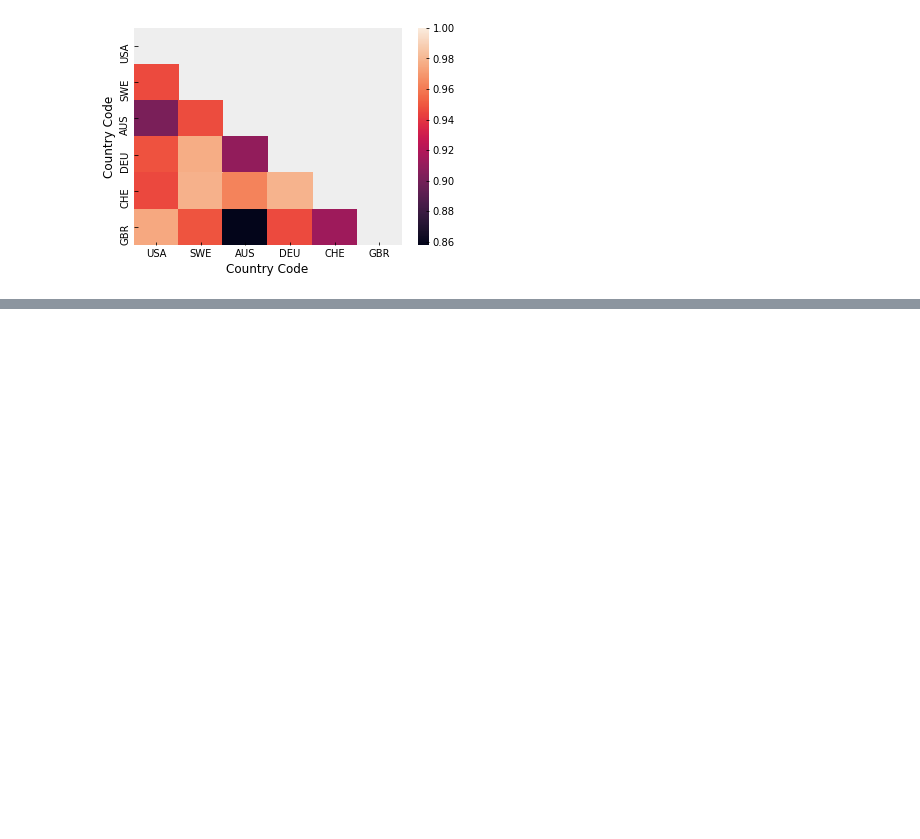
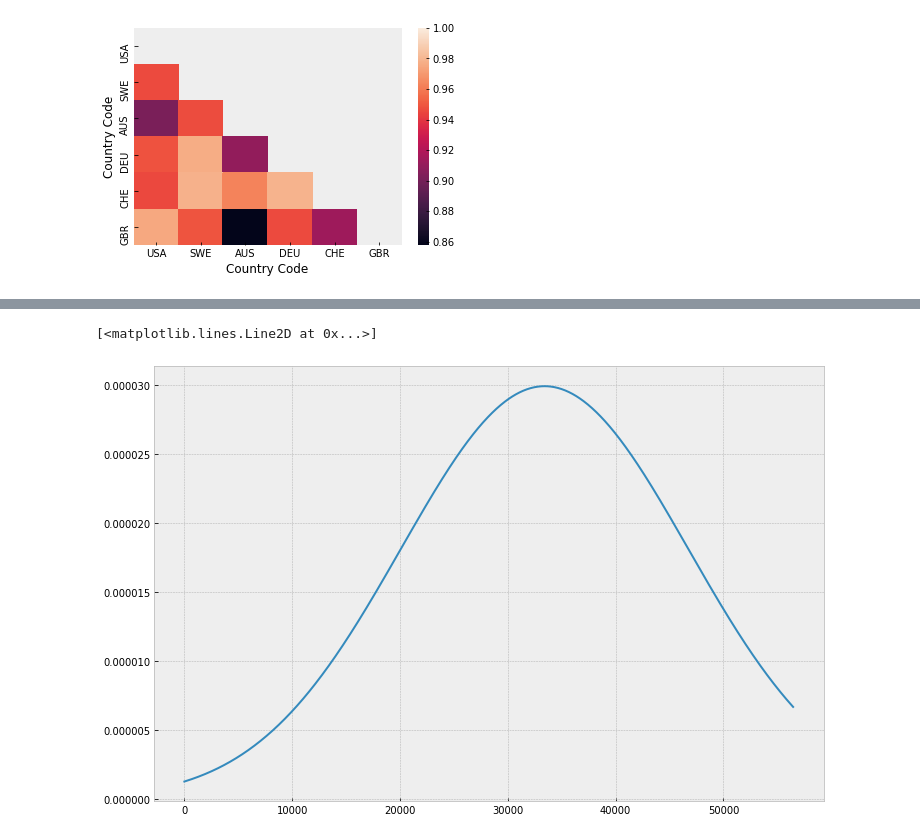
Before and after one commit to csulfrian/capstone-1, a Jupyter notebook: notebooks/in_process_eda.ipynb, the cells around one changed output, grey strips where cells are left out. Saved outputs shown, nothing was run; the diff lists cells and outputs as text; code cells hidden in the pictures; blank space fills up the shorter version.

```diff
--- a/notebooks/in_process_eda.ipynb
+++ b/notebooks/in_process_eda.ipynb
@@ -117,0 +135,9 @@ sns.heatmap(g.corr(), mask=mask)
+# %%
+normal = stats.norm(gdps.iloc[0].mean(), gdps.iloc[0].std())
+# %%
+fig, ax = plt.subplots(figsize=(12,8))
+x = np.linspace(0, gdps.iloc[0].max(), num=1000)
+ax.plot(x, normal.pdf(x))
+# %% [output]
+[<matplotlib.lines.Line2D at 0x...>]
+[figure, added]
```
Also changed, not shown: parts of 12 cells of this notebook, 7 other files.
